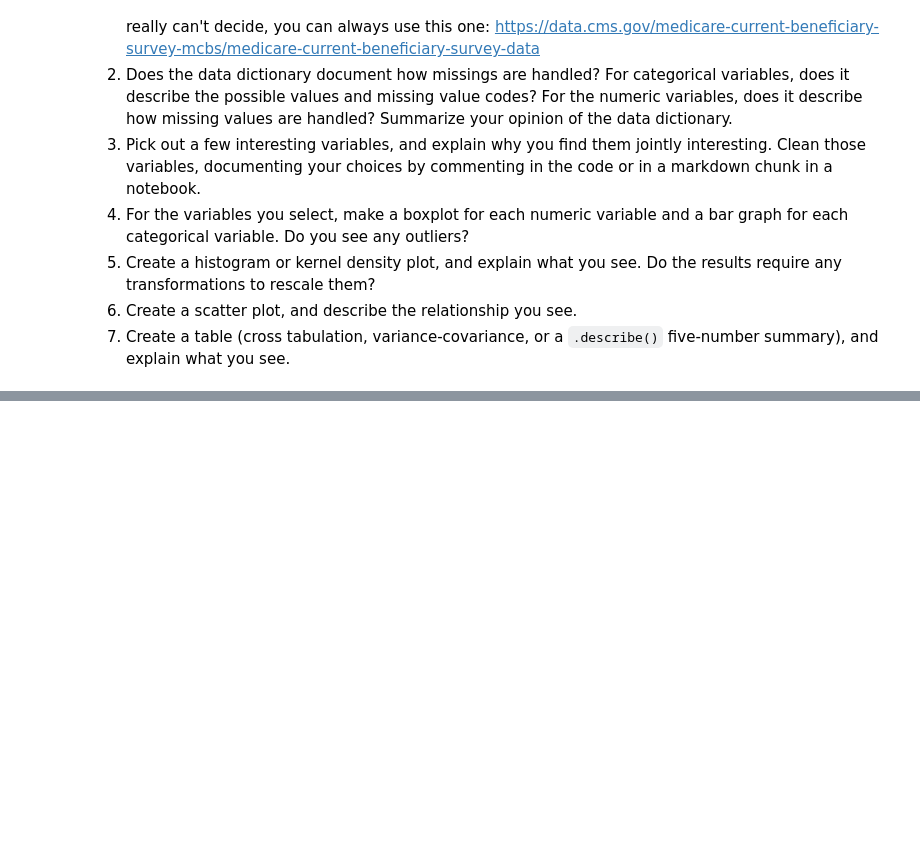
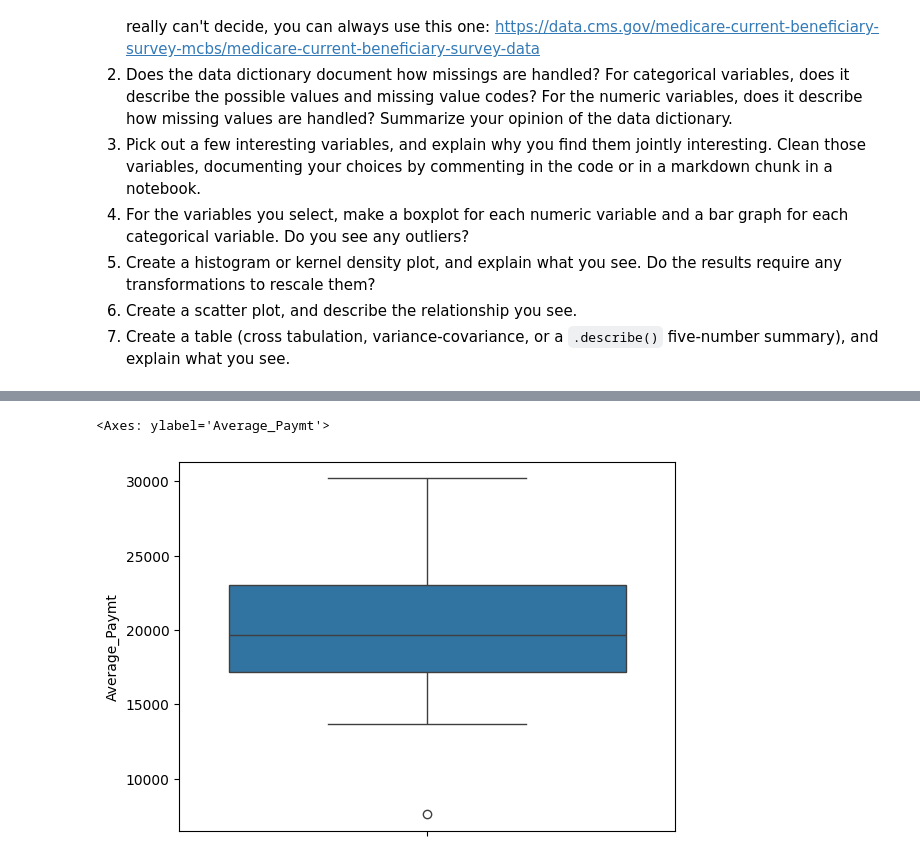
Before and after one commit to FlavienS6/visualization, a Jupyter notebook: assignment/assignment.ipynb, the cells around one changed output, grey strips where cells are left out. Drawn from its saved outputs; the diff is of its cells as text; code cells hidden in the pictures; blank space fills up the shorter version.

```diff
--- a/assignment/assignment.ipynb
+++ b/assignment/assignment.ipynb
@@ -257,0 +304,7 @@ For some context, the Federal government ultimately spent about $4.4 trillion in
+# %%
+#QUESTION 4 (cont.)
+sns.boxplot(avg_lvls['Average_Paymt'])
+#There aren't really any outlier in terms of payments aside from an very low payment o funder $10k: about 3/4ths of the payments are between 24k and 14k, and the highest payment is 30k.
+# %% [output]
+<Axes: ylabel='Average_Paymt'>
+[figure, added]
```
Also changed, not shown: parts of 10 cells of this notebook.
